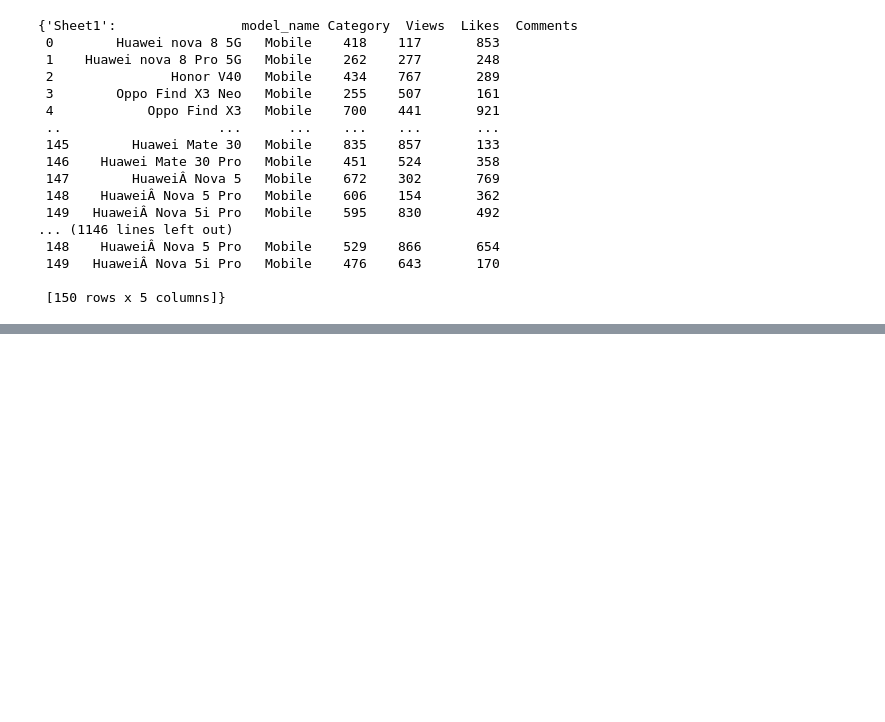
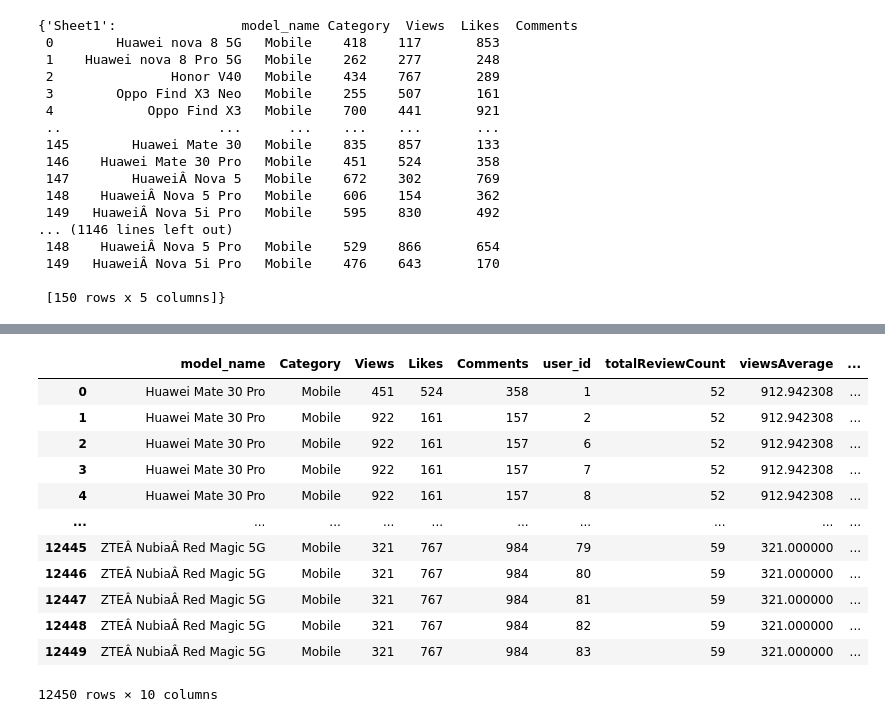
Before and after one commit to arjunjanamatti/recommend_system, a Jupyter notebook: youtube_videos/collaborative_filtering.ipynb, the cells around one changed output, grey strips where cells are left out. Saved outputs shown, nothing was run; the diff lists cells and outputs as text; code cells hidden in the pictures; blank space fills up the shorter version.

Commit message:
get average of sub categories

```diff
--- a/youtube_videos/collaborative_filtering.ipynb
+++ b/youtube_videos/collaborative_filtering.ipynb
@@ -167,0 +165,26 @@ review_count_merged_df.head()
+# %%
+# if we do not use reset_index, the below wil be a series, but with reset index, we will be able to merge
+mean_views = review_count_merged_df.groupby(by=['model_name'])['Views'].mean().reset_index().rename(columns = {'Views': 'viewsAverage'})
+likes_views = review_count_merged_df.groupby(by=['model_name'])['Likes'].mean().reset_index().rename(columns = {'Likes': 'likesAverage'})
+comments_views = review_count_merged_df.groupby(by=['model_name'])['Comments'].mean().reset_index().rename(columns = {'Comments': 'commentsAverage'})
+# %%
+# merge the average likes, comments, and views for each model
+review_count_merged_df = review_count_merged_df.merge(mean_views, on='model_name')
+review_count_merged_df = review_count_merged_df.merge(likes_views, on='model_name')
+review_count_merged_df = review_count_merged_df.merge(comments_views, on='model_name')
+# %%
+review_count_merged_df
+# %% [output]
+|  | model_name | Category | Views | Likes | Comments | user_id | totalReviewCount | viewsAverage | ... |
+| 0 | Huawei Mate 30 Pro | Mobile | 451 | 524 | 358 | 1 | 52 | 912.942308 | ... |
+| 1 | Huawei Mate 30 Pro | Mobile | 922 | 161 | 157 | 2 | 52 | 912.942308 | ... |
+| 2 | Huawei Mate 30 Pro | Mobile | 922 | 161 | 157 | 6 | 52 | 912.942308 | ... |
+| 3 | Huawei Mate 30 Pro | Mobile | 922 | 161 | 157 | 7 | 52 | 912.942308 | ... |
+| 4 | Huawei Mate 30 Pro | Mobile | 922 | 161 | 157 | 8 | 52 | 912.942308 | ... |
+| ... | ... | ... | ... | ... | ... | ... | ... | ... | ... |
+| 12445 | ZTEÂ NubiaÂ Red Magic 5G | Mobile | 321 | 767 | 984 | 79 | 59 | 321.000000 | ... |
+| 12446 | ZTEÂ NubiaÂ Red Magic 5G | Mobile | 321 | 767 | 984 | 80 | 59 | 321.000000 | ... |
+| 12447 | ZTEÂ NubiaÂ Red Magic 5G | Mobile | 321 | 767 | 984 | 81 | 59 | 321.000000 | ... |
+| 12448 | ZTEÂ NubiaÂ Red Magic 5G | Mobile | 321 | 767 | 984 | 82 | 59 | 321.000000 | ... |
+| 12449 | ZTEÂ NubiaÂ Red Magic 5G | Mobile | 321 | 767 | 984 | 83 | 59 | 321.000000 | ... |
+12450 rows × 10 columns
```
Also changed, not shown: parts of 8 cells of this notebook.
